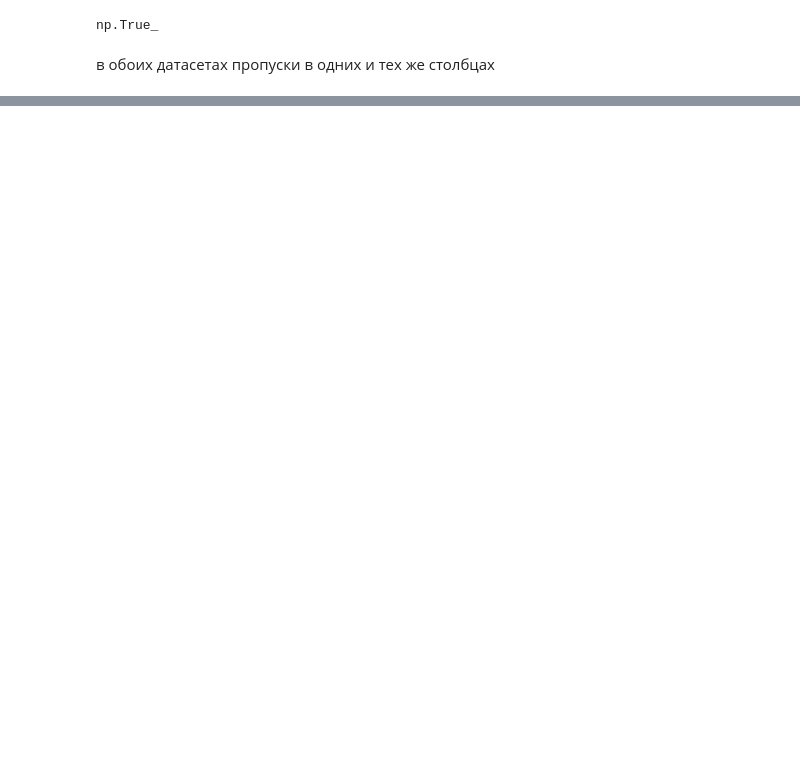
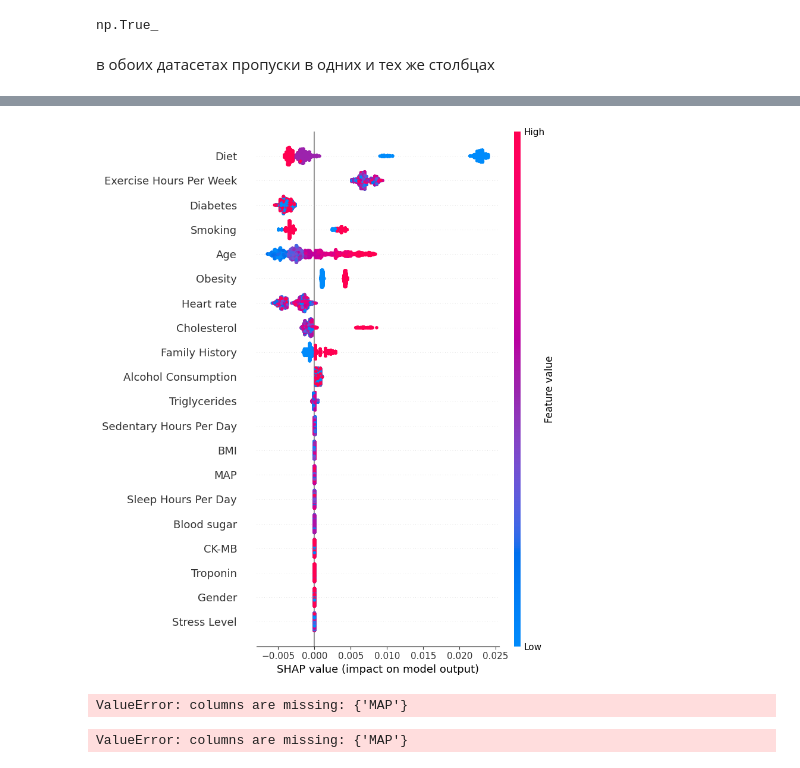
Before and after one commit to LUDVIG-BAISER/workshop, a Jupyter notebook: workshop.ipynb, the cells around one changed output, grey strips where cells are left out. Cells and saved outputs as stored; diff of their text form; code cells hidden in the pictures; blank space fills up the shorter version.

```diff
--- a/workshop.ipynb
+++ b/workshop.ipynb
@@ -365,0 +318,4 @@ len(df_train.columns)
+# %%
+model_dummy = DummyClassifier()
+X = train_copy.drop(columns=['Heart Attack Risk (Binary)', 'id'])
+y = train_copy['Heart Attack Risk (Binary)']
@@ -365,0 +464,8 @@ len(df_train.columns)
+# %%
+import shap
+catboost_model = r_search.best_estimator_.named_steps['model']
+explainer = shap.TreeExplainer(catboost_model)
+shap_values = explainer.shap_values(X_test)
+shap.summary_plot(shap_values, X_test)
+# %% [output]
+[figure, added]
@@ -365,0 +479,8 @@ len(df_train.columns)
+# %%
+test = r_search.best_estimator_.predict(df_test)
+# %% [output]
+ValueError: columns are missing: {'MAP'}
+# %%
+y_proba_2 = r_search.best_estimator_.predict_proba(df_test)[:, 1]
+# %% [output]
+ValueError: columns are missing: {'MAP'}
```
Also changed, not shown: parts of 45 cells of this notebook, 4 other files.
